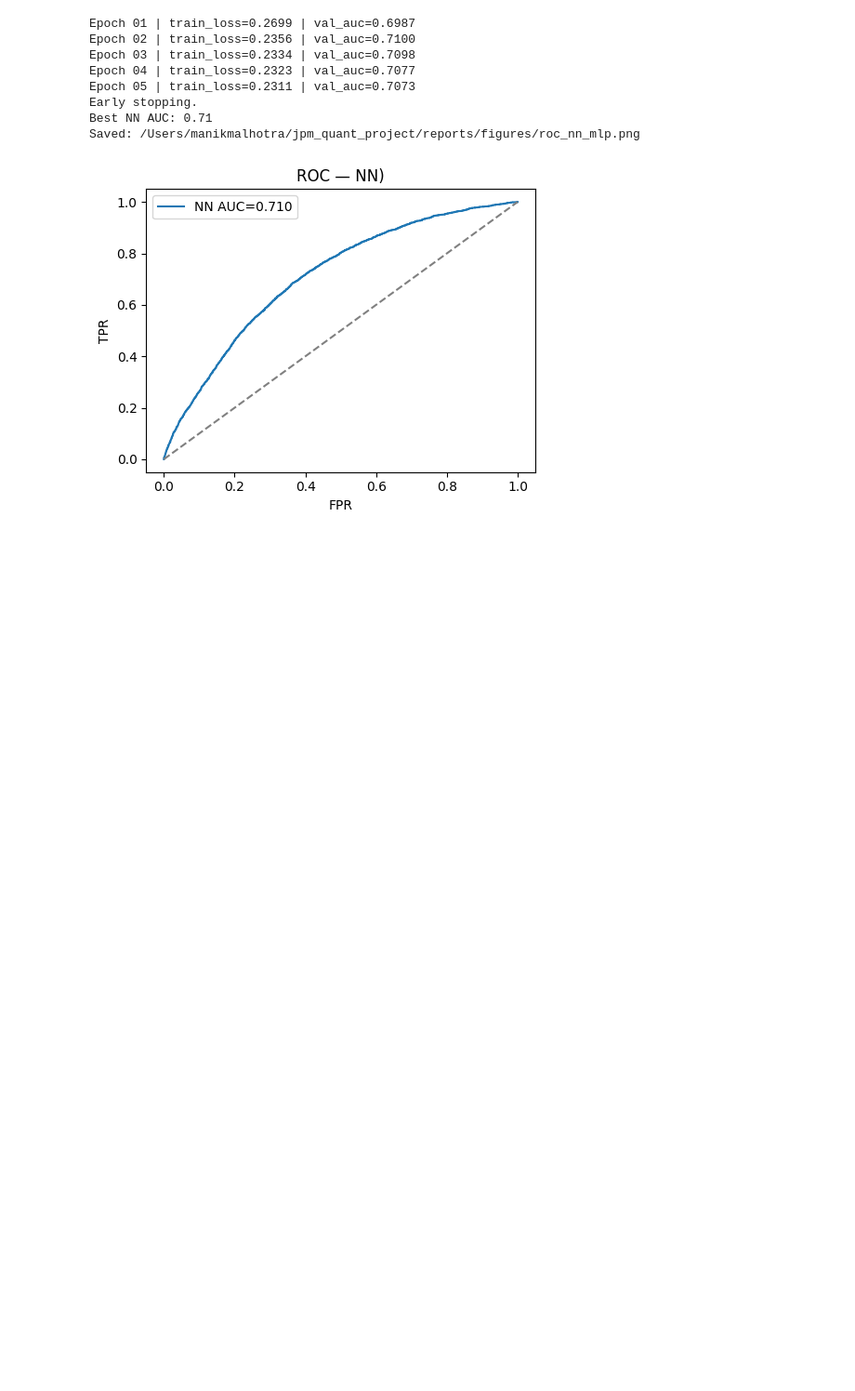
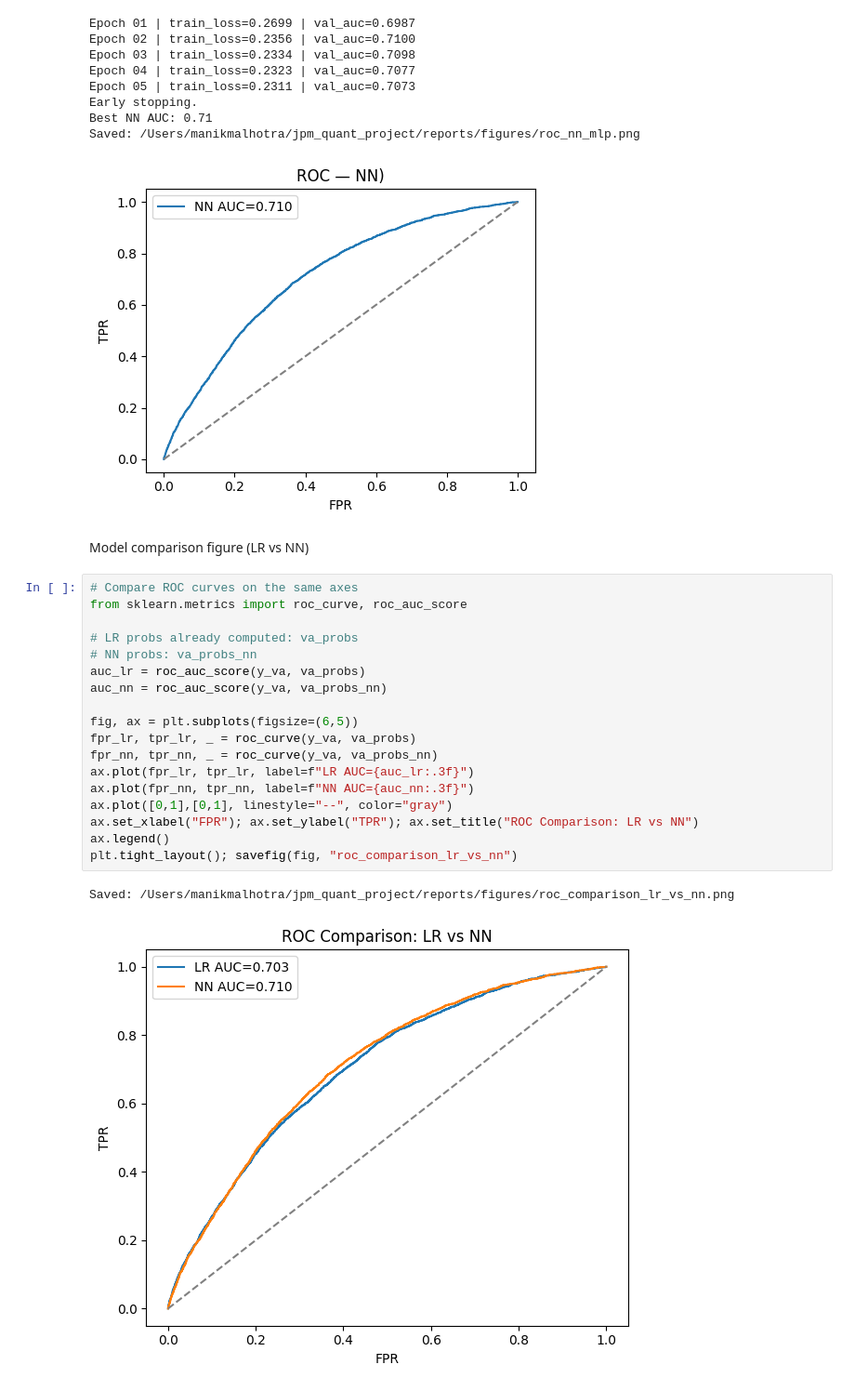
Before and after one commit to manik997/exercise, a Jupyter notebook: notebooks/02_Modeling_Inference.ipynb, the cells around one changed output. Shown at 93% size. Drawn from its saved outputs; the diff is of its cells as text; blank space fills up the shorter version.

Commit message:
model: add ROC comparison (logistic vs NN)

```diff
--- a/notebooks/02_Modeling_Inference.ipynb
+++ b/notebooks/02_Modeling_Inference.ipynb
@@ -254,3 +254,26 @@ Early stopping.
 Best NN AUC: 0.71
 Saved: /Users/manikmalhotra/jpm_quant_project/reports/figures/roc_nn_mlp.png
 [figure]
+# %% [markdown]
+Model comparison figure (LR vs NN)
+# %%
+# Compare ROC curves on the same axes
+from sklearn.metrics import roc_curve, roc_auc_score
+
+# LR probs already computed: va_probs
+# NN probs: va_probs_nn
+auc_lr = roc_auc_score(y_va, va_probs)
+auc_nn = roc_auc_score(y_va, va_probs_nn)
+
+fig, ax = plt.subplots(figsize=(6,5))
+fpr_lr, tpr_lr, _ = roc_curve(y_va, va_probs)
+fpr_nn, tpr_nn, _ = roc_curve(y_va, va_probs_nn)
+ax.plot(fpr_lr, tpr_lr, label=f"LR AUC={auc_lr:.3f}")
+ax.plot(fpr_nn, tpr_nn, label=f"NN AUC={auc_nn:.3f}")
+ax.plot([0,1],[0,1], linestyle="--", color="gray")
+ax.set_xlabel("FPR"); ax.set_ylabel("TPR"); ax.set_title("ROC Comparison: LR vs NN")
+ax.legend()
+plt.tight_layout(); savefig(fig, "roc_comparison_lr_vs_nn")
+# %% [output]
+Saved: /Users/manikmalhotra/jpm_quant_project/reports/figures/roc_comparison_lr_vs_nn.png
+[figure, added]
```
Also changed, not shown: 1 other file.
